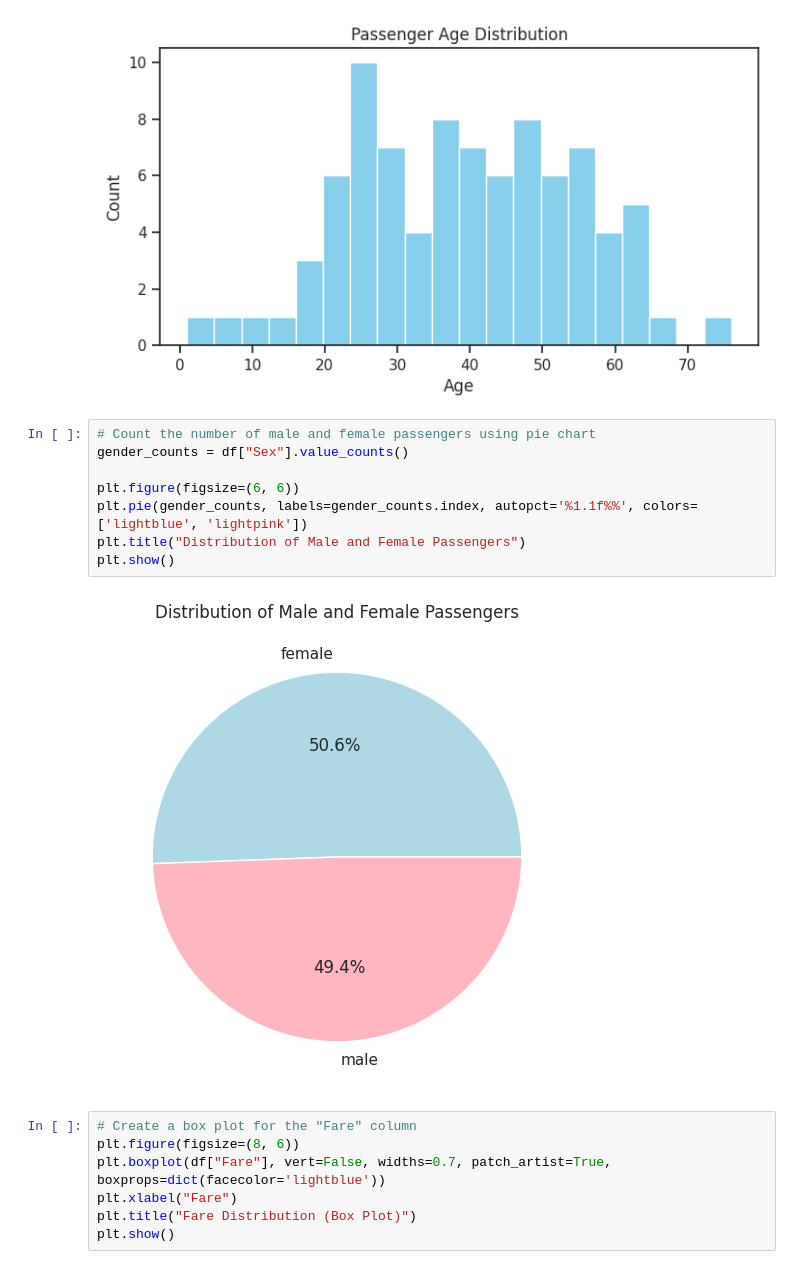
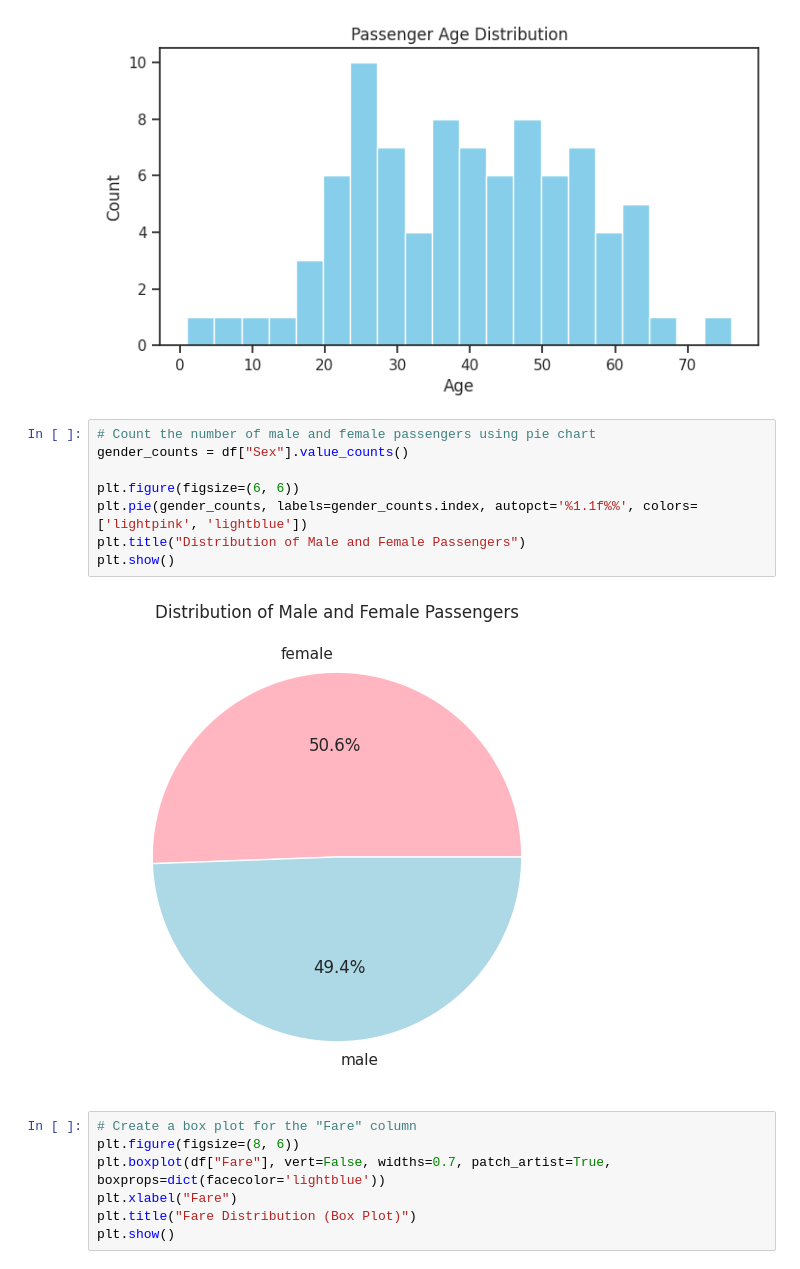
Before and after one commit to bandhannn/djs-compute-tasks, a Jupyter notebook: titanic.ipynb, the cells around one changed output. Drawn from its saved outputs; the diff is of its cells as text.

```diff
--- a/titanic.ipynb
+++ b/titanic.ipynb
@@ -148,13 +148,13 @@ plt.show()
 # %%
 # Count the number of male and female passengers using pie chart
 gender_counts = df["Sex"].value_counts()
 
 plt.figure(figsize=(6, 6))
-plt.pie(gender_counts, labels=gender_counts.index, autopct='%1.1f%%', colors=['lightblue', 'lightpink'])
+plt.pie(gender_counts, labels=gender_counts.index, autopct='%1.1f%%', colors=['lightpink', 'lightblue'])
 plt.title("Distribution of Male and Female Passengers")
 plt.show()
 # %% [output]
-[figure, old version]
+[figure, new version]
 # %%
 # Create a box plot for the "Fare" column
 plt.figure(figsize=(8, 6))
```
